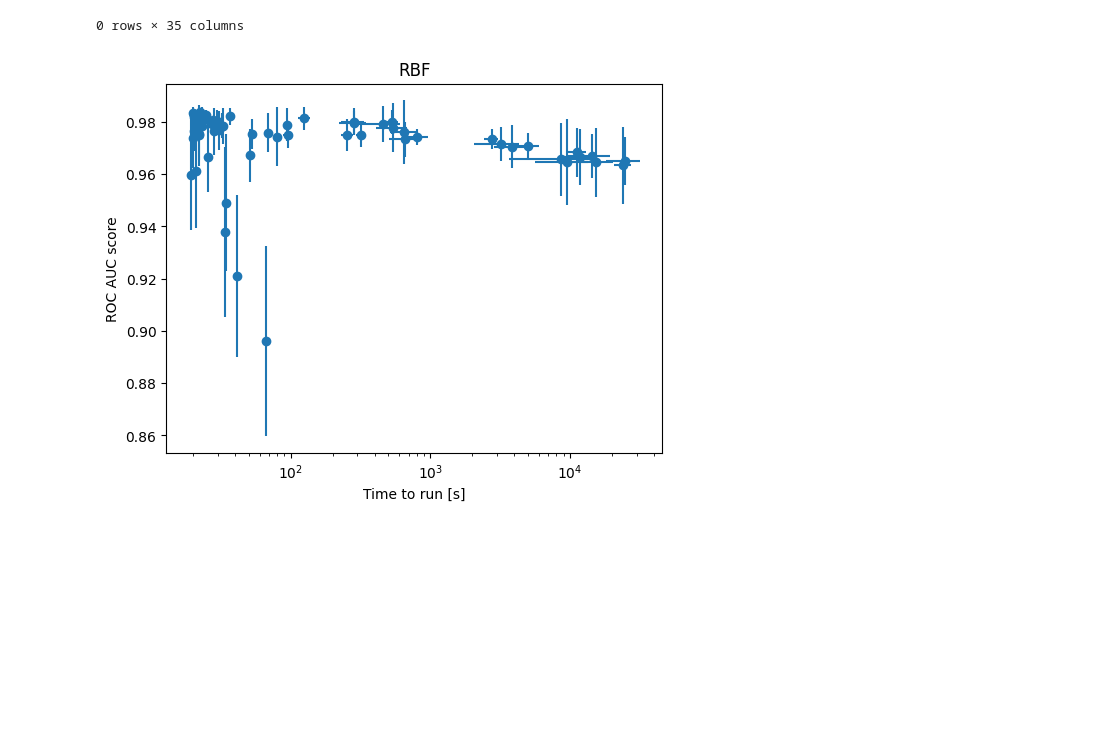
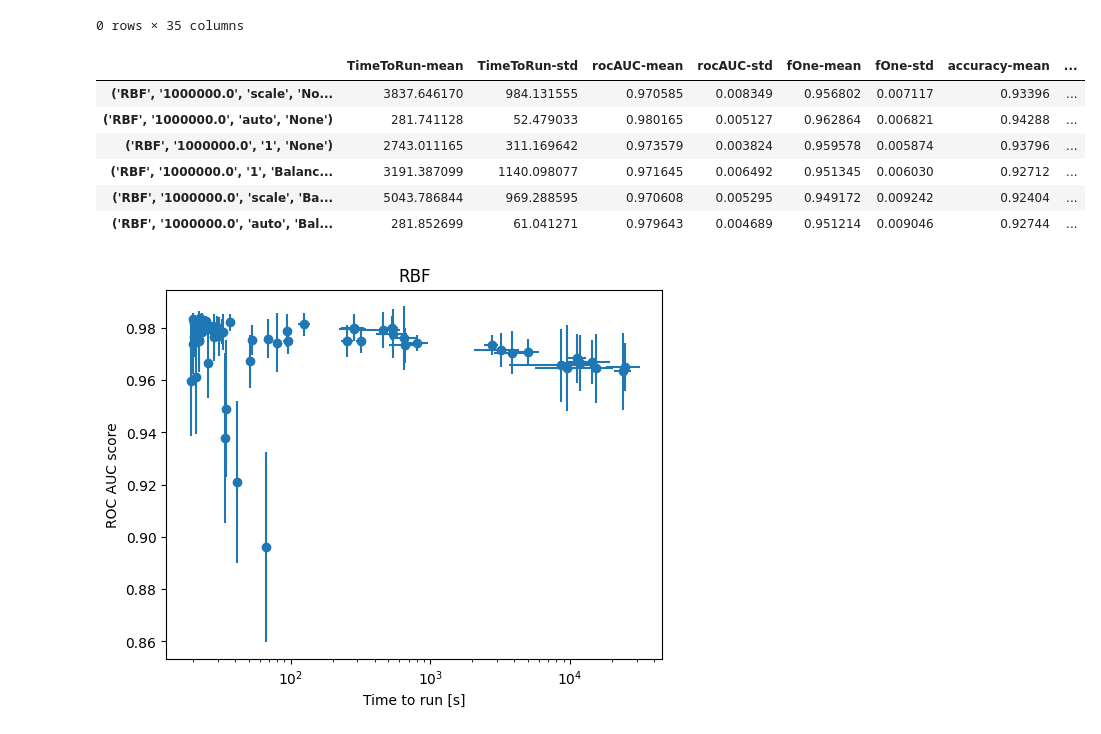
Before and after one commit to mhassans/galaxyMorphology, a Jupyter notebook: PlotHyperParamOpt.ipynb, the cells around one changed output. Saved outputs shown, nothing was run; the diff lists cells and outputs as text; code cells hidden in the pictures; blank space fills up the shorter version.

```diff
--- a/PlotHyperParamOpt.ipynb
+++ b/PlotHyperParamOpt.ipynb
@@ -14,6 +14,16 @@ df[df.isna().any(axis=1)]
 # %% [output]
 |  | TimeToRun-fold0 | TimeToRun-fold1 | TimeToRun-fold2 | TimeToRun-fold3 | TimeToRun-fold4 | rocAUC-fold0 | ... |
 0 rows × 35 columns
+# %%
+df[df['C_class']==1000000].iloc[:,-15:]#the parameters optimizaed for tracking was (c=10**6, gamma=1, weight=none)
+# %% [output]
+|  | TimeToRun-mean | TimeToRun-std | rocAUC-mean | rocAUC-std | fOne-mean | fOne-std | accuracy-mean | ... |
+| ('RBF', '1000000.0', 'scale', 'No... | 3837.646170 | 984.131555 | 0.970585 | 0.008349 | 0.956802 | 0.007117 | 0.93396 | ... |
+| ('RBF', '1000000.0', 'auto', 'None') | 281.741128 | 52.479033 | 0.980165 | 0.005127 | 0.962864 | 0.006821 | 0.94288 | ... |
+| ('RBF', '1000000.0', '1', 'None') | 2743.011165 | 311.169642 | 0.973579 | 0.003824 | 0.959578 | 0.005874 | 0.93796 | ... |
+| ('RBF', '1000000.0', '1', 'Balanc... | 3191.387099 | 1140.098077 | 0.971645 | 0.006492 | 0.951345 | 0.006030 | 0.92712 | ... |
+| ('RBF', '1000000.0', 'scale', 'Ba... | 5043.786844 | 969.288595 | 0.970608 | 0.005295 | 0.949172 | 0.009242 | 0.92404 | ... |
+| ('RBF', '1000000.0', 'auto', 'Bal... | 281.852699 | 61.041271 | 0.979643 | 0.004689 | 0.951214 | 0.009046 | 0.92744 | ... |
 # %%
 scatterplotWithErrors(x=df['TimeToRun-mean'], y=df["rocAUC-mean"], x_err=df['TimeToRun-std'], y_err=df["rocAUC-std"], xlabel='Time to run [s]', ylabel='ROC AUC score', title='RBF')
 # %% [output]
```
Also changed, not shown: parts of 2 cells of this notebook.
